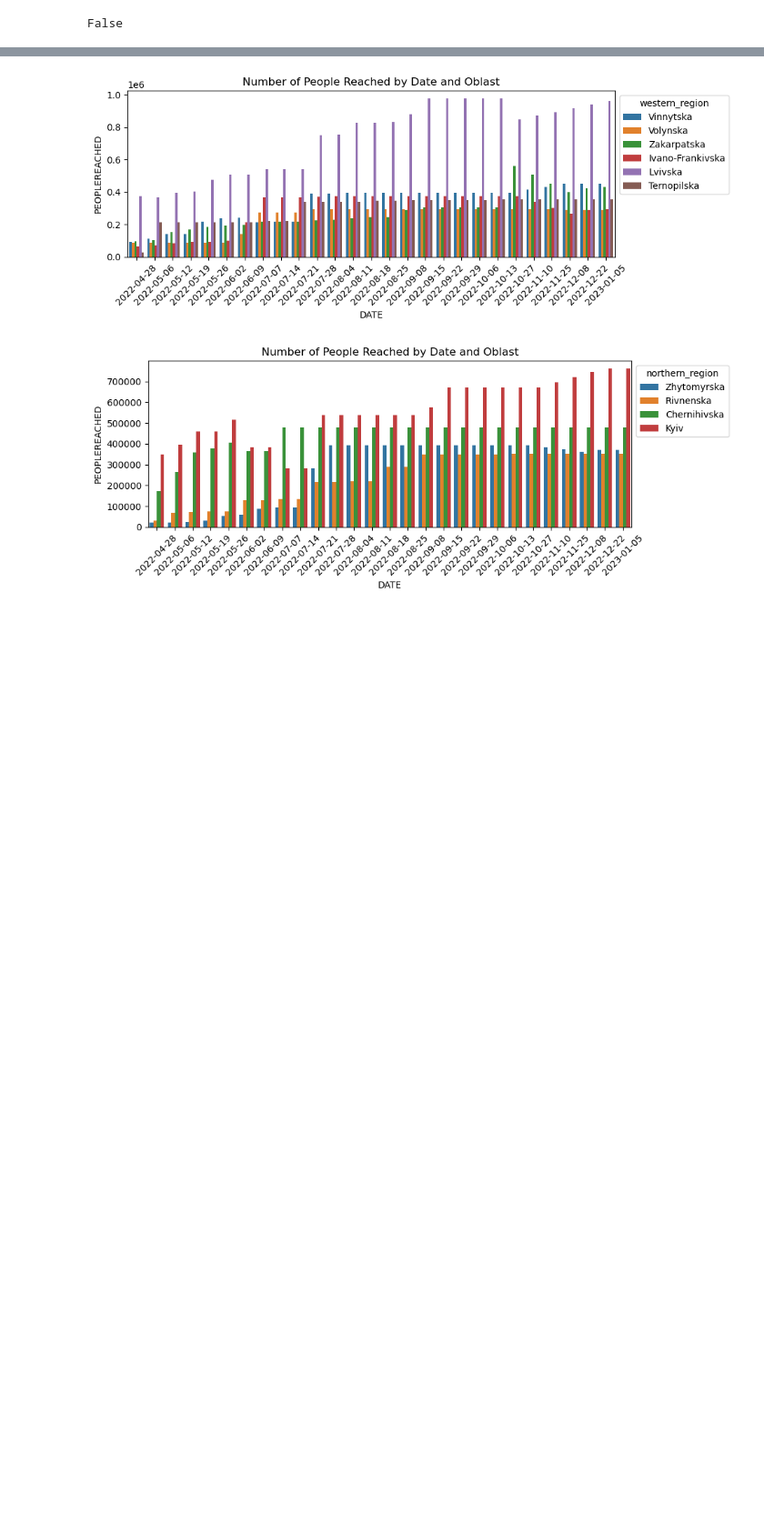
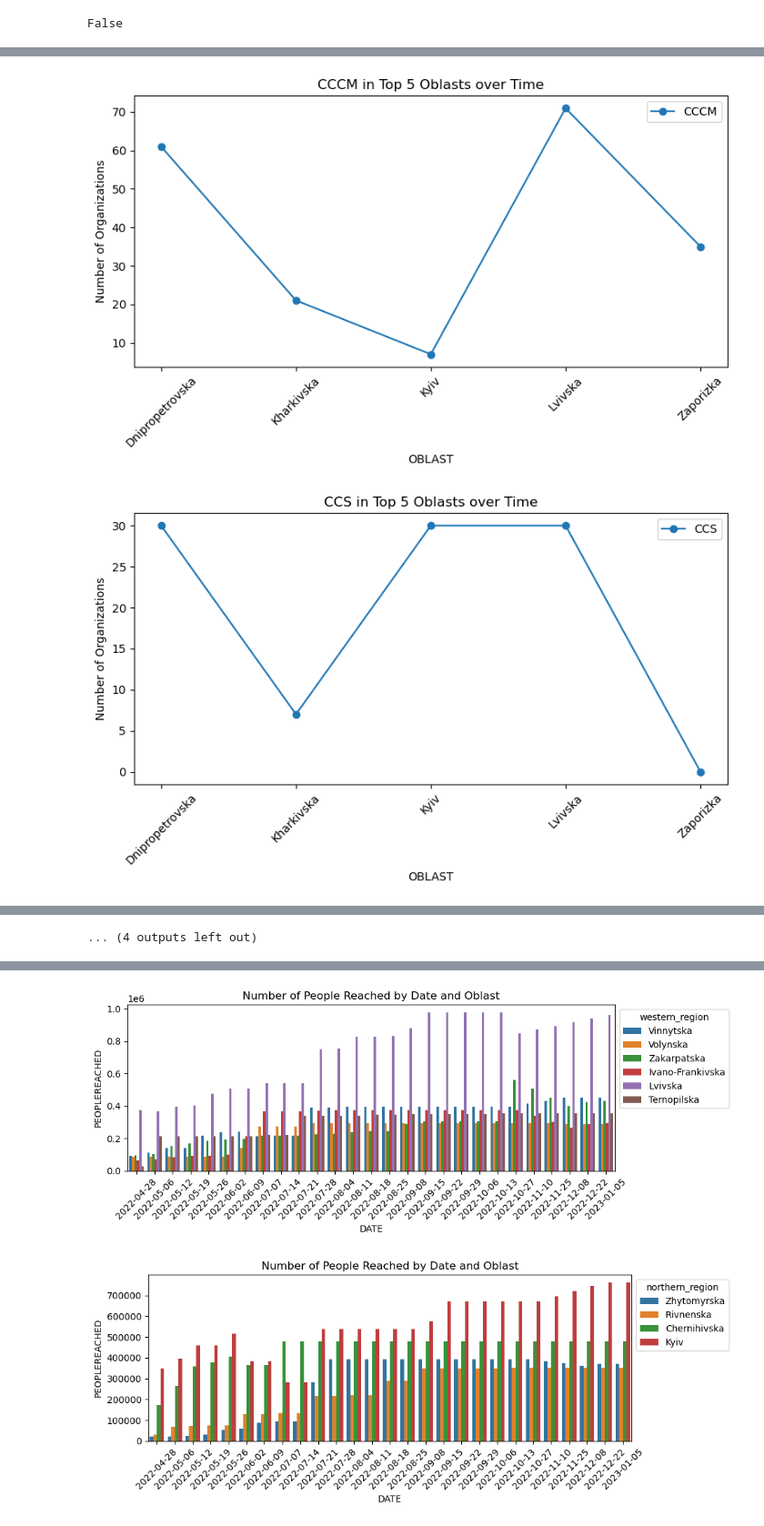
Before and after one commit to reo113/GuideHouse_Project, a Jupyter notebook: guidehouse.ipynb, the cells around one changed output, grey strips where cells are left out. Shown at 91% size. Drawn from its saved outputs; the diff is of its cells as text; code cells hidden in the pictures; blank space fills up the shorter version.

Commit message:
DID MORE VISUALS

```diff
--- a/guidehouse.ipynb
+++ b/guidehouse.ipynb
@@ -449,0 +381,4 @@ dfw
+# %%
+top5_oblast_people_reached = ['Lvivska','Kyiv','Dnipropetrovska','Kharkivska','Zaporizka']
+temp = num_of_org[num_of_org['OBLAST'].isin(top5_oblast_people_reached)]
+temp
@@ -449,0 +399,19 @@ dfw
+# %%
+
+# Group the filtered data by 'DATE' and calculate the sum of each need for the top 5 oblasts
+grouped_data = temp.groupby(['OBLAST']).sum()
+grouped_data.drop(columns=['OBLAST_ENCODED', 'DATE_ENCODED','TOTAL'], inplace=True)
+# Plot each need over time for the top 5 oblasts
+for column in grouped_data.columns:
+    plt.figure(figsize=(8, 5))
+    plt.plot(grouped_data.index, grouped_data[column], marker='o', linestyle='-', label=column)
+    plt.title(f'{column} in Top 5 Oblasts over Time')
+    plt.xlabel('OBLAST')
+    plt.ylabel('Number of Organizations')
+    plt.legend()
+    plt.xticks(rotation=45)
+    plt.tight_layout()
+    plt.show()
+# %% [output]
+[figure, added]
+[figure, added]
@@ -449,0 +428 @@ dfw
+... (4 outputs left out)
```
Also changed, not shown: parts of 19 cells of this notebook.
